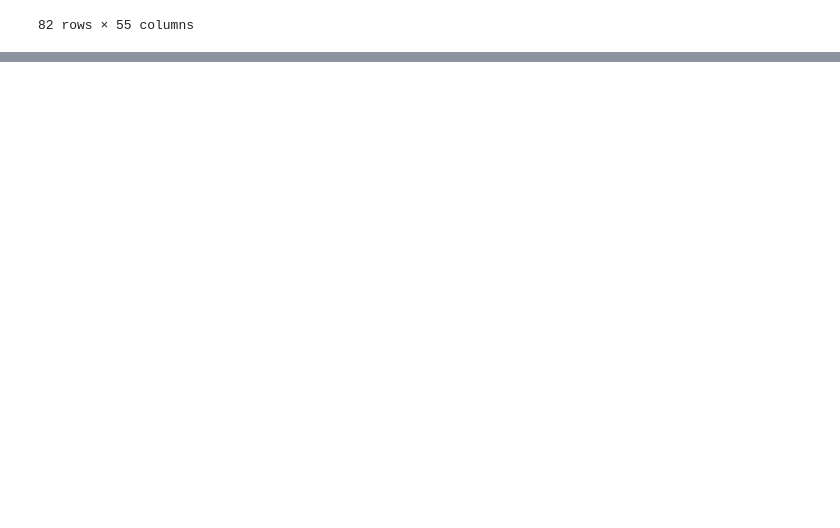
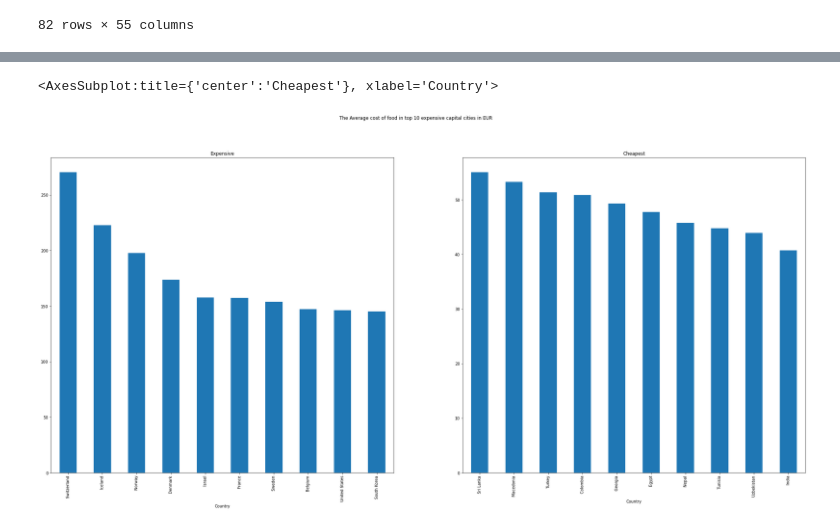
Before and after one commit to The-DigitalAcademy/innovators-cost-of-living-analysis, a Jupyter notebook: analysis copy.ipynb, the cells around one changed output, grey strips where cells are left out. Drawn from its saved outputs; the diff is of its cells as text; code cells hidden in the pictures; blank space fills up the shorter version.

```diff
--- a/analysis copy.ipynb
+++ b/analysis copy.ipynb
@@ -211,0 +136,8 @@ top_10_milk.plot(y='Milk (regular), (1 liter)',ax=axs[1][1],kind='bar')
+# %%
+fig, axs = plt.subplots(1,2,figsize=(35,15))
+fig.suptitle("The Average cost of food in top 10 expensive capital cities in EUR")
+grouped_top10.plot(kind='bar',ax=axs[0],title="Expensive")
+grouped_low10.plot(kind='bar',ax=axs[1],title="Cheapest")
+# %% [output]
+<AxesSubplot:title={'center':'Cheapest'}, xlabel='Country'>
+[figure, added]
```
Also changed, not shown: parts of 29 cells of this notebook.
